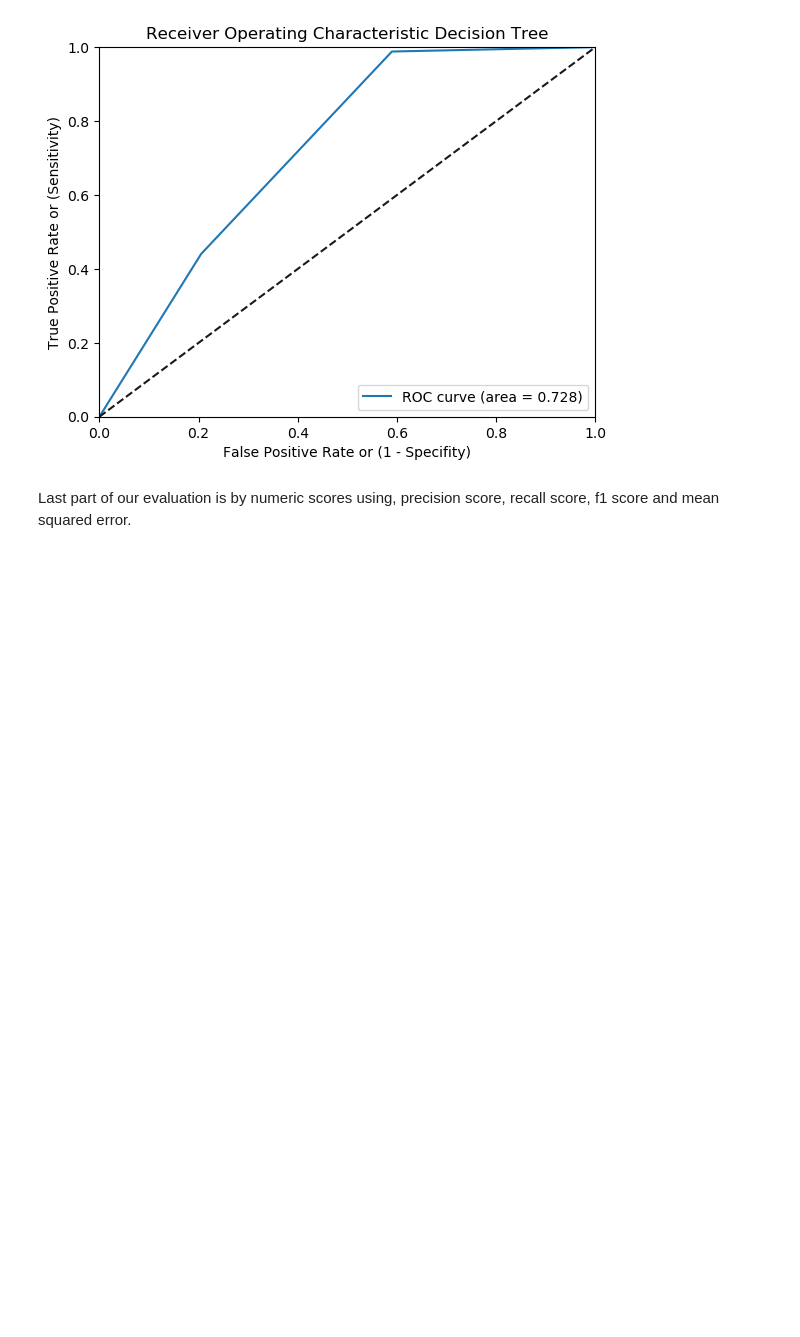
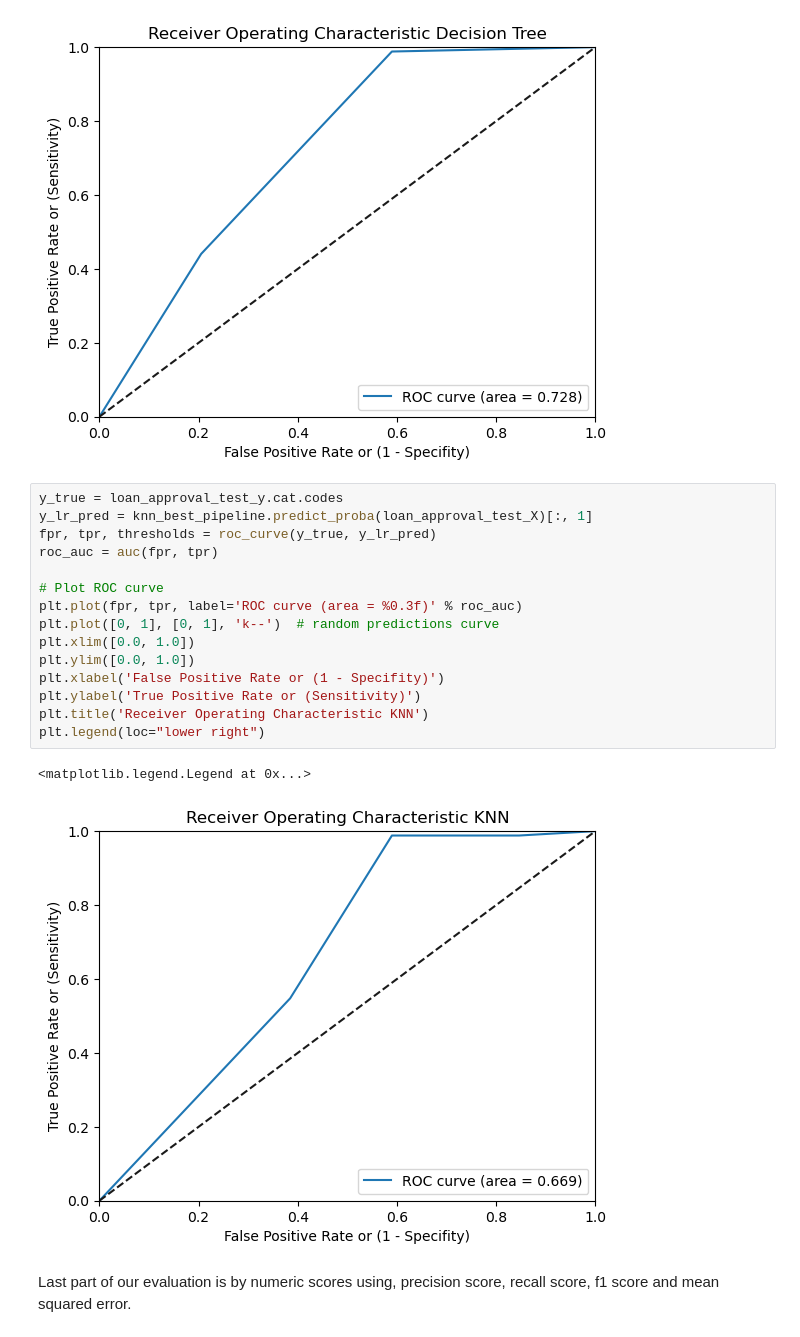
Before and after one commit to michalmokros/IB031-Project, a Jupyter notebook: jupyter-notebooks/MLProject.ipynb, the cells around one changed output. Saved outputs shown, nothing was run; the diff lists cells and outputs as text; blank space fills up the shorter version.

```diff
--- a/jupyter-notebooks/MLProject.ipynb
+++ b/jupyter-notebooks/MLProject.ipynb
@@ -601,6 +582,24 @@ plt.legend(loc="lower right")
 # %% [output]
 <matplotlib.legend.Legend at 0x...>
 [figure]
+# %%
+y_true = loan_approval_test_y.cat.codes
+y_lr_pred = knn_best_pipeline.predict_proba(loan_approval_test_X)[:, 1]
+fpr, tpr, thresholds = roc_curve(y_true, y_lr_pred)
+roc_auc = auc(fpr, tpr)
+
+# Plot ROC curve
+plt.plot(fpr, tpr, label='ROC curve (area = %0.3f)' % roc_auc)
+plt.plot([0, 1], [0, 1], 'k--')  # random predictions curve
+plt.xlim([0.0, 1.0])
+plt.ylim([0.0, 1.0])
+plt.xlabel('False Positive Rate or (1 - Specifity)')
+plt.ylabel('True Positive Rate or (Sensitivity)')
+plt.title('Receiver Operating Characteristic KNN')
+plt.legend(loc="lower right")
+# %% [output]
+<matplotlib.legend.Legend at 0x...>
+[figure, added]
 # %% [markdown]
 Last part of our evaluation is by numeric scores using, precision score, recall score, f1 score and mean squared error.
 # %%
```
Also changed, not shown: parts of 14 cells of this notebook.
